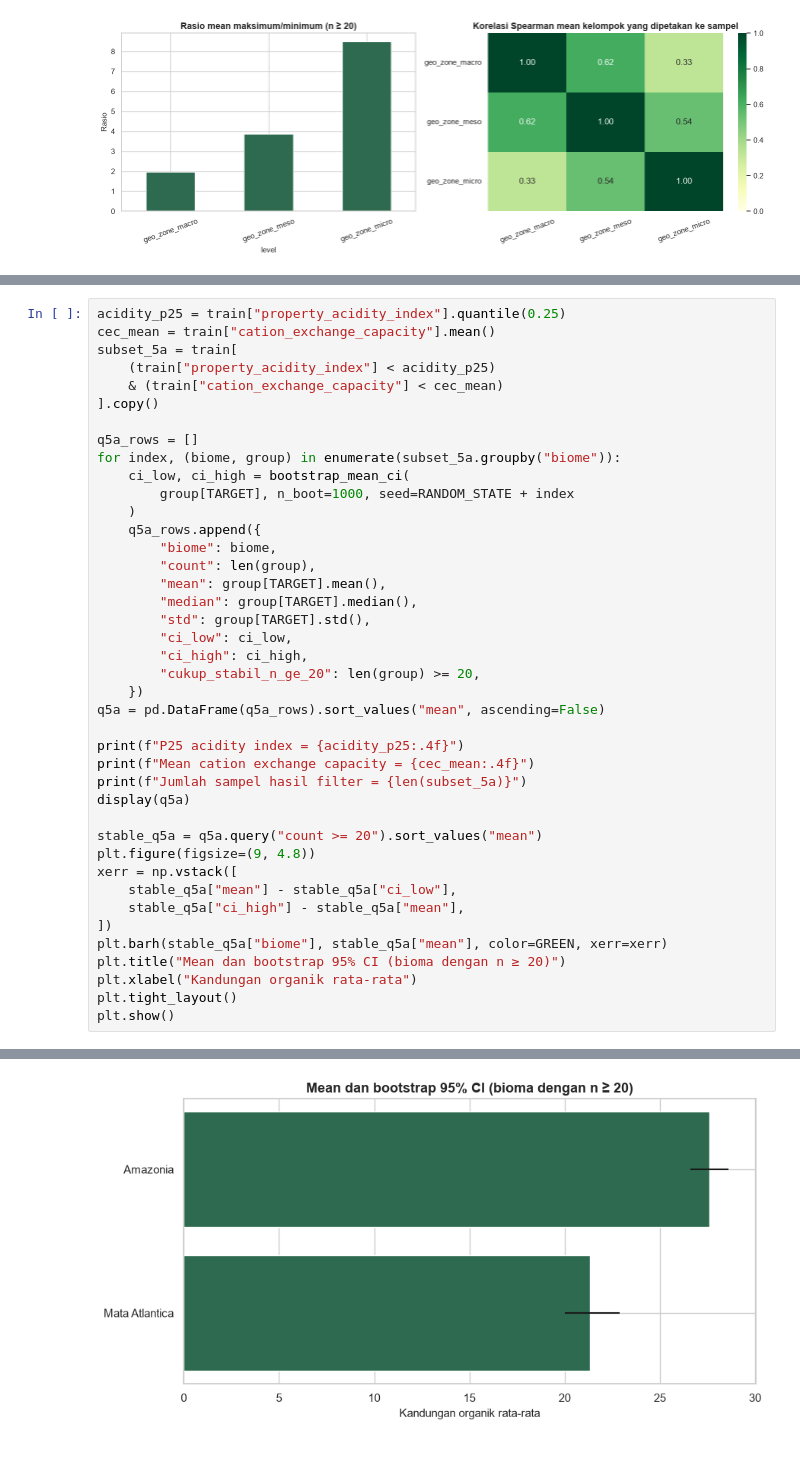
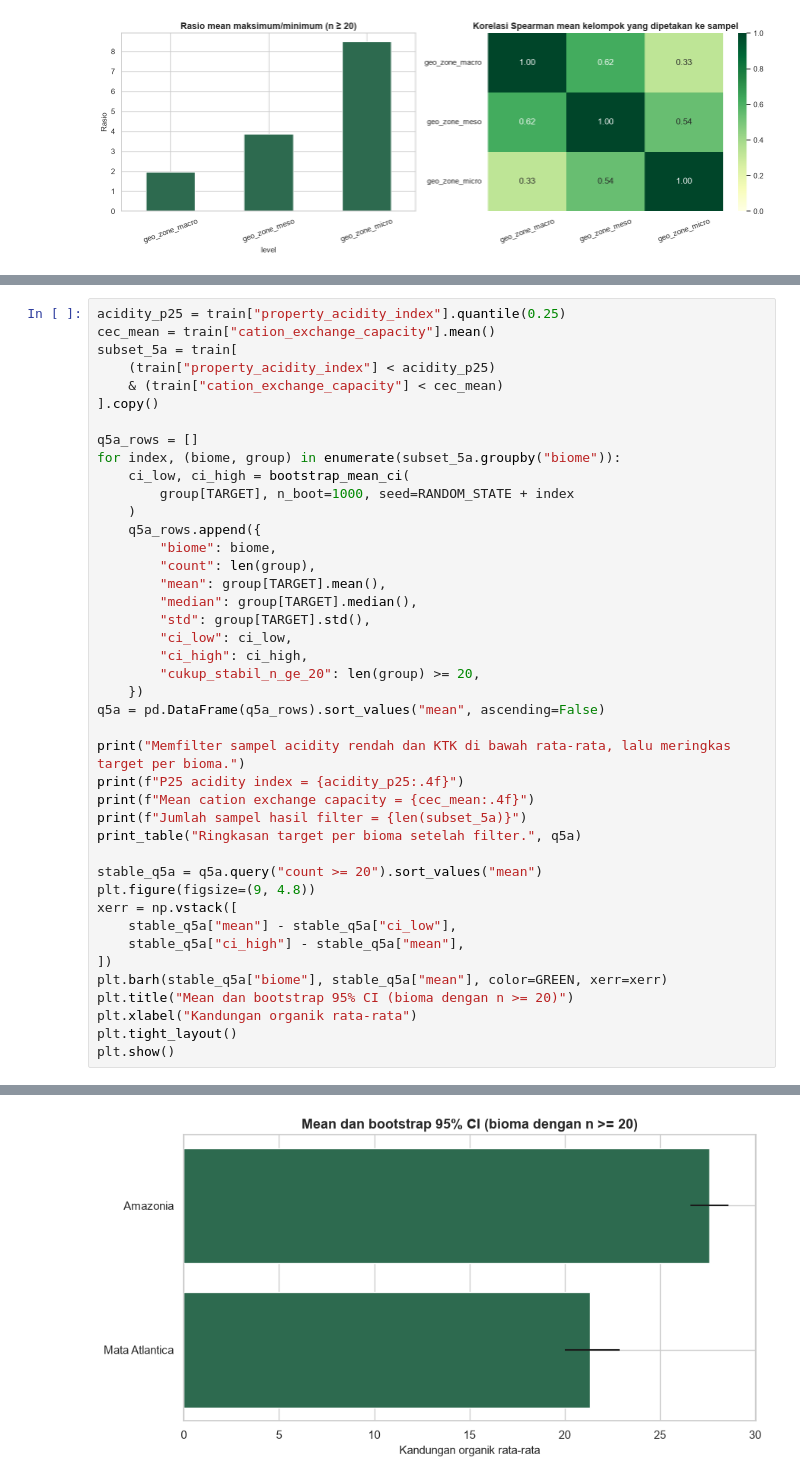
Before and after one commit to AliNicholas/compfest-tikum, a Jupyter notebook: research_questions.ipynb, the cells around one changed output, grey strips where cells are left out. Drawn from its saved outputs; the diff is of its cells as text; blank space fills up the shorter version.

```diff
--- a/research_questions.ipynb
+++ b/research_questions.ipynb
@@ -1083,10 +1493,11 @@ for index, (biome, group) in enumerate(subset_5a.groupby("biome")):
     })
 q5a = pd.DataFrame(q5a_rows).sort_values("mean", ascending=False)
 
+print("Memfilter sampel acidity rendah dan KTK di bawah rata-rata, lalu meringkas target per bioma.")
 print(f"P25 acidity index = {acidity_p25:.4f}")
 print(f"Mean cation exchange capacity = {cec_mean:.4f}")
 print(f"Jumlah sampel hasil filter = {len(subset_5a)}")
-display(q5a)
+print_table("Ringkasan target per bioma setelah filter.", q5a)
 
 stable_q5a = q5a.query("count >= 20").sort_values("mean")
 plt.figure(figsize=(9, 4.8))
@@ -1095,7 +1506,7 @@ xerr = np.vstack([
     stable_q5a["ci_high"] - stable_q5a["mean"],
 ])
 plt.barh(stable_q5a["biome"], stable_q5a["mean"], color=GREEN, xerr=xerr)
-plt.title("Mean dan bootstrap 95% CI (bioma dengan n ≥ 20)")
+plt.title("Mean dan bootstrap 95% CI (bioma dengan n >= 20)")
 plt.xlabel("Kandungan organik rata-rata")
 plt.tight_layout()
 plt.show()
@@ -1112 +1525 @@ Jumlah sampel hasil filter = 388
-[figure, old version]
+[figure, new version]
```
Also changed, not shown: parts of 54 cells of this notebook, 2 other files.
